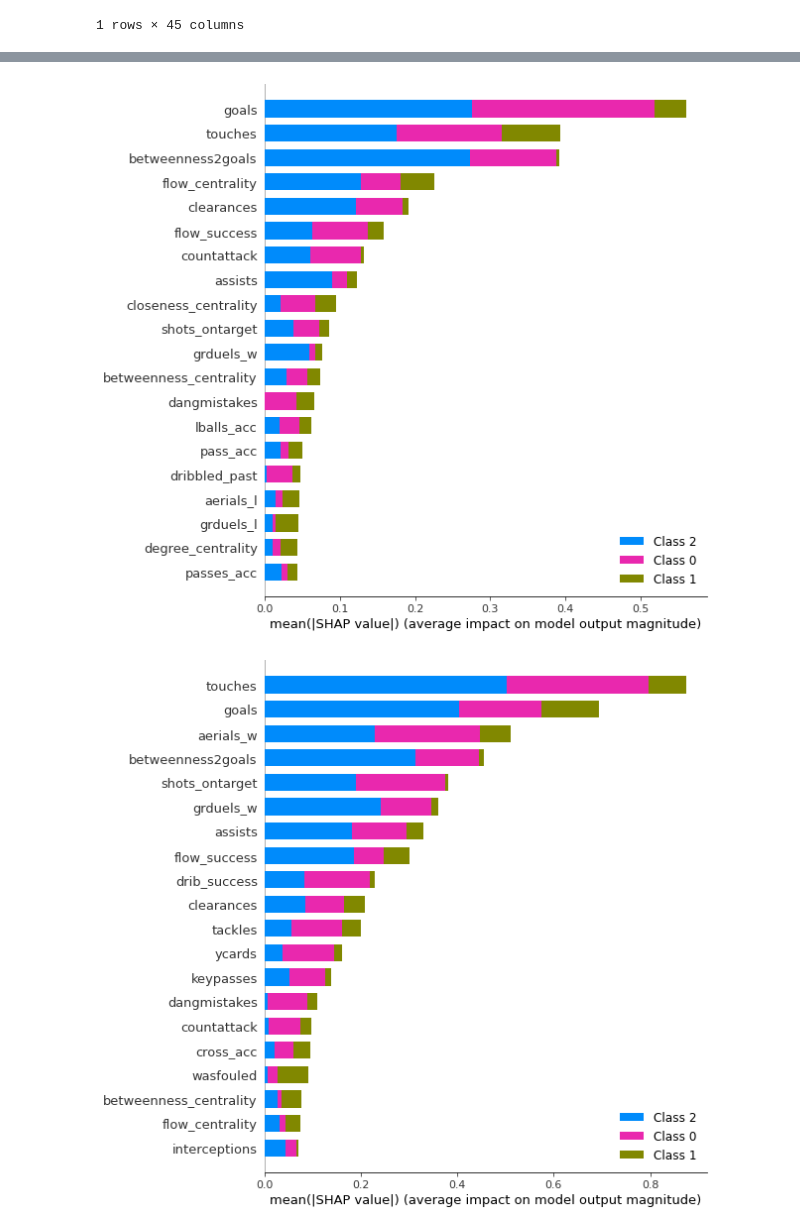
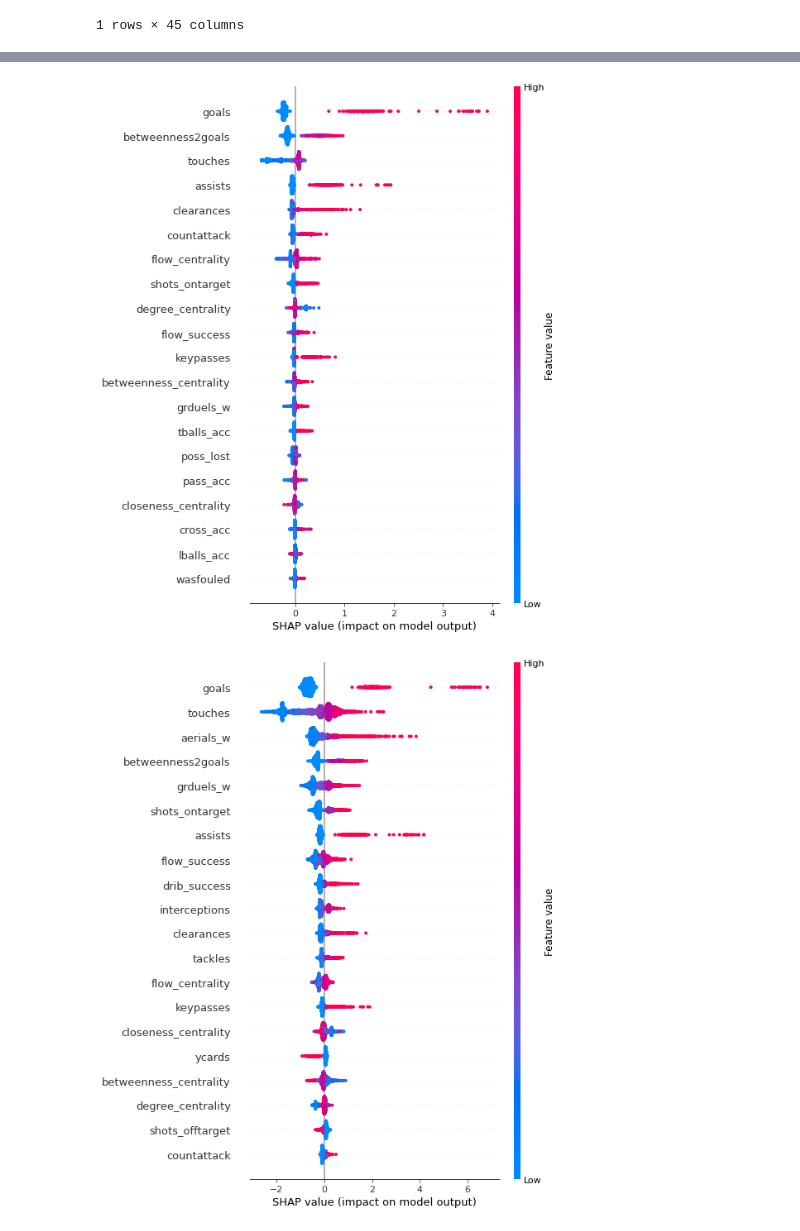
Before and after one commit to Seogury/Section2_project-, a Jupyter notebook: Section2_Project_ipynb의_사본.ipynb, the cells around one changed output, grey strips where cells are left out. Drawn from its saved outputs; the diff is of its cells as text; code cells hidden in the pictures.

```diff
--- a/Section2_Project_ipynb의_사본.ipynb
+++ b/Section2_Project_ipynb의_사본.ipynb
@@ -53,8 +61,8 @@ def engineer(df):
   df.drop(index = df[con_rater].index, axis = 0,inplace = True)
 
   #타겟 만들기
-  bins = [0,6,8,11]
-  labels = ['★','★★','★★★']
+  bins = [0,8,11]
+  labels = [0, 1]
   df['Grade'] = pd.cut(df['original_rating'], bins, right=False, labels=labels)
 
   #특성추가
@@ -103,10 +147,11 @@ def split(df):
   X = df.drop(target , axis = 1)
 
   X_train, X_test, y_train, y_test = train_test_split(X, y, test_size= 0.2, random_state= 3)
+  X_train, X_val, y_train, y_val = train_test_split(X_train, y_train, test_size = 0.2, random_state = 3)
 
-  return X_train, X_test, y_train, y_test
+  return X_train, X_test, X_val, y_train, y_test, y_val
 # %%
 #split 적용
-X_train, X_test, y_train, y_test = split(df)
-X_train_ai, X_test_ai, y_train_ai, y_test_ai = split(df_ai)
+X_train, X_test, X_val, y_train, y_test, y_val = split(df)
+X_train_ai, X_test_ai, X_val_ai, y_train_ai, y_test_ai, y_val_ai = split(df_ai)
 # %%
@@ -401,6 +486,7 @@ importances.sort_values()[-n:].plot.barh();
 encoder = OrdinalEncoder()
 X_train_encoded = encoder.fit_transform(X_train) # 학습데이터
 X_test_encoded = encoder.transform(X_test) # 검증데이터
+X_val_encoded = encoder.transform(X_val)
 
 encoder1 = OrdinalEncoder()
 X_train_encoded_ai = encoder1.fit_transform(X_train_ai)
@@ -415,10 +501,10 @@ model = XGBClassifier(
 )
 
 eval_set = [(X_train_encoded, y_train),
-            (X_test_encoded, y_test)]
+            (X_val_encoded, y_val)]
 
 model.fit(X_train_encoded, y_train,
           eval_set=eval_set,
-          eval_metric='merror', # #(wrong cases)/#(all cases)
+          eval_metric='error', # #(wrong cases)/#(all cases)
           early_stopping_rounds = 50)
 # %% [output]
@@ -1196,20 +1289,20 @@ array(['★', '★★', '★★★'], dtype=object)
 # %%
 import shap
 
 
 explainer = shap.TreeExplainer(model)
 
-shap_values = explainer.shap_values(X_test.iloc[:500])
-shap.summary_plot(shap_values, X_test.iloc[:500])
+shap_values = explainer.shap_values(X_test)#.iloc[])
+shap.summary_plot(shap_values, X_test)#.iloc[:500])
 # %% [output]
-[figure, old version]
+[figure, new version]
 # %%
 import shap
 
 
 explainer = shap.TreeExplainer(model_ai)
 
-shap_values = explainer.shap_values(X_test_ai.iloc[:500])
-shap.summary_plot(shap_values, X_test_ai.iloc[:500])
+shap_values = explainer.shap_values(X_test_ai)#.iloc[:500])
+shap.summary_plot(shap_values, X_test_ai)#.iloc[:500])
 # %% [output]
-[figure, old version]
+[figure, new version]
```
Also changed, not shown: parts of 70 cells of this notebook.
